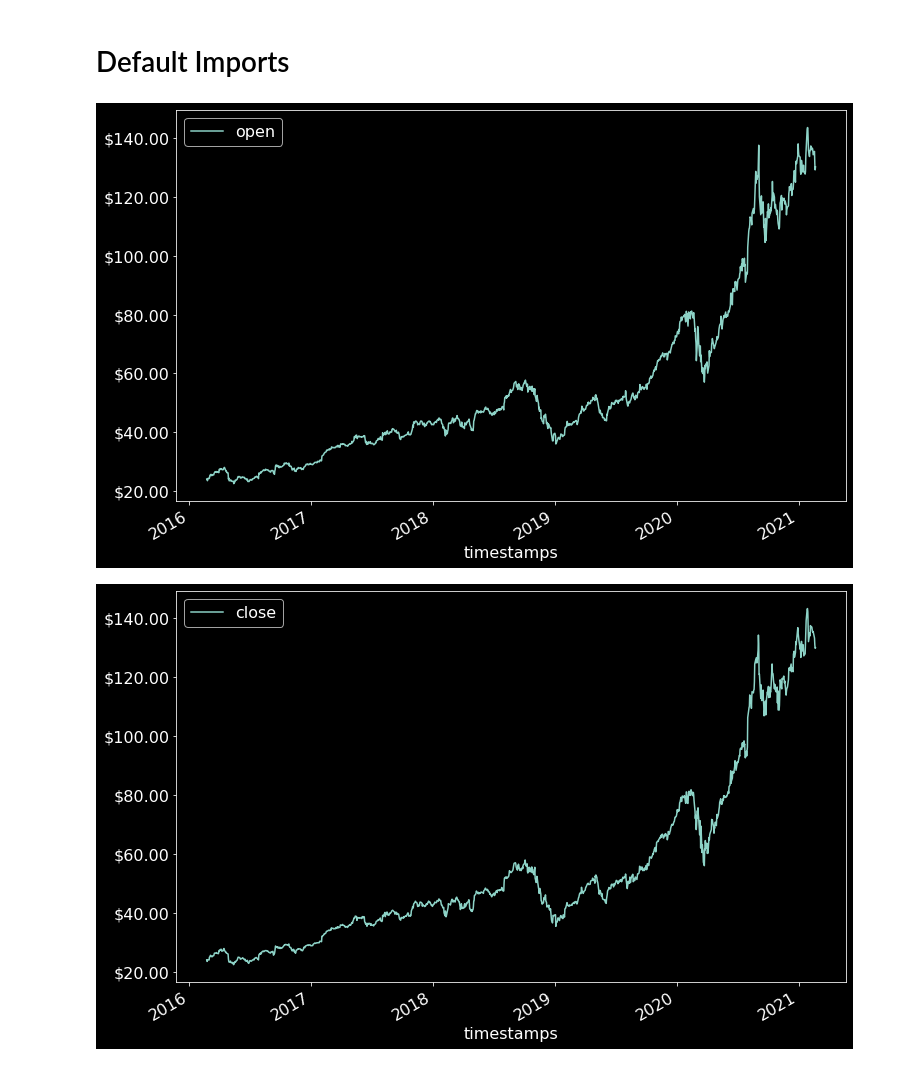
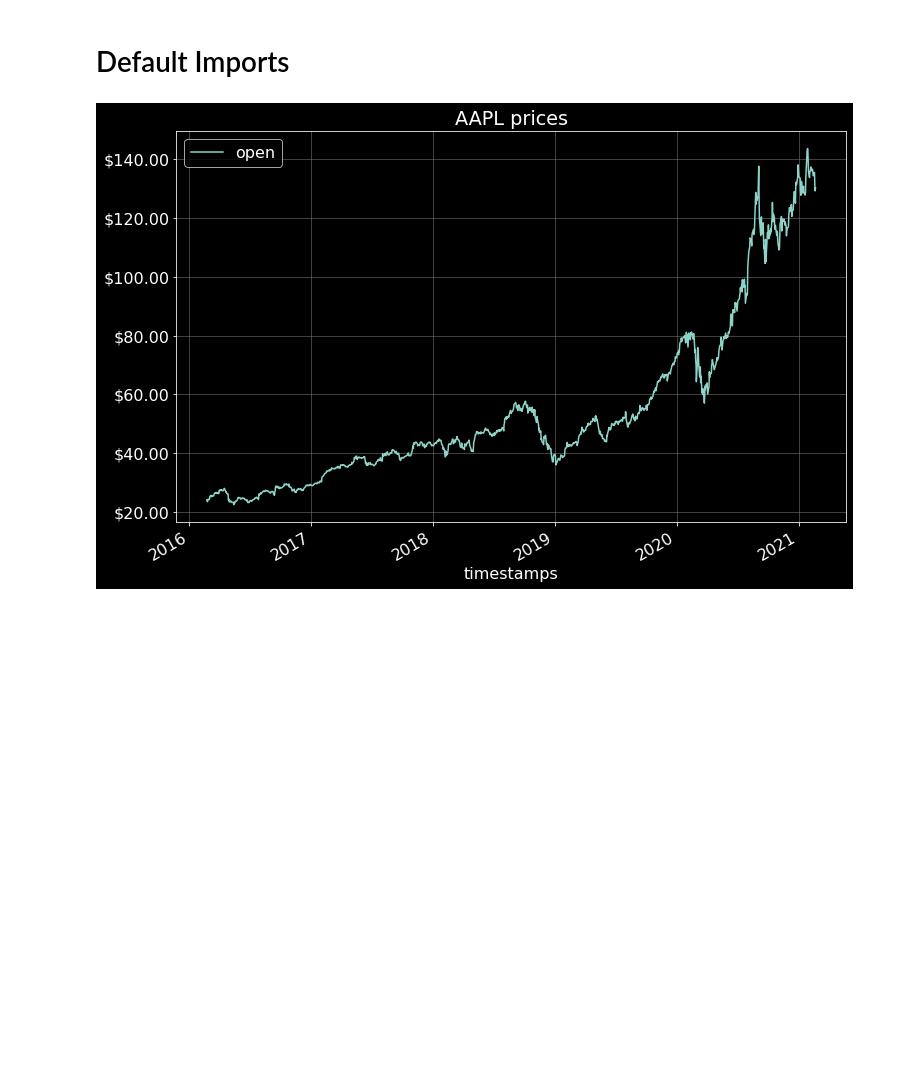
Before and after one commit to Olivia-Feldman/DLStockPrectionCNNModel-, a Jupyter notebook: sources/stock_predictor_cnn.ipynb, the cells around one changed output. Cells and saved outputs as stored; diff of their text form; code cells hidden in the pictures; blank space fills up the shorter version.

```diff
--- a/sources/stock_predictor_cnn.ipynb
+++ b/sources/stock_predictor_cnn.ipynb
@@ -42,17 +43,20 @@ def getStockData(ticker: str, startYear: str, endYear: str):
 def toDatetime(t):
   return datetime.fromtimestamp(t)
 # %%
+ticker = 'AAPL'
+df = getStockData(ticker, "2017", "2020")
 
-df = getStockData("AAPL", "2017", "2020")
-
-ax = df.plot(x='timestamps', y='open', kind='line')
+ax = df.plot(x='timestamps', y=['open'], kind='line', title=ticker + ' prices')
 vals = ax.get_yticks()
 ax.set_yticklabels(['${:1.2f}'.format(x) for x in vals])
-ax = df.plot(x='timestamps', y='close', kind='line')
-vals = ax.get_yticks()
-ax.set_yticklabels(['${:1.2f}'.format(x) for x in vals])
+ax.xaxis.grid(True, which='minor', linestyle='-', linewidth=0.25)
+ax.set_axisbelow(True)
+ax.grid(linestyle='-', linewidth='0.5', color='gray')
+
+#ax = df.plot(x='timestamps', y='close', kind='line', title=ticker + ' prices')
+#vals = ax.get_yticks()
+#ax.set_yticklabels(['${:1.2f}'.format(x) for x in vals])
 
 plt.show()
 # %% [output]
-[figure, old version]
+[figure, new version]
-[figure, removed]
```
Also changed, not shown: parts of 2 cells of this notebook.
